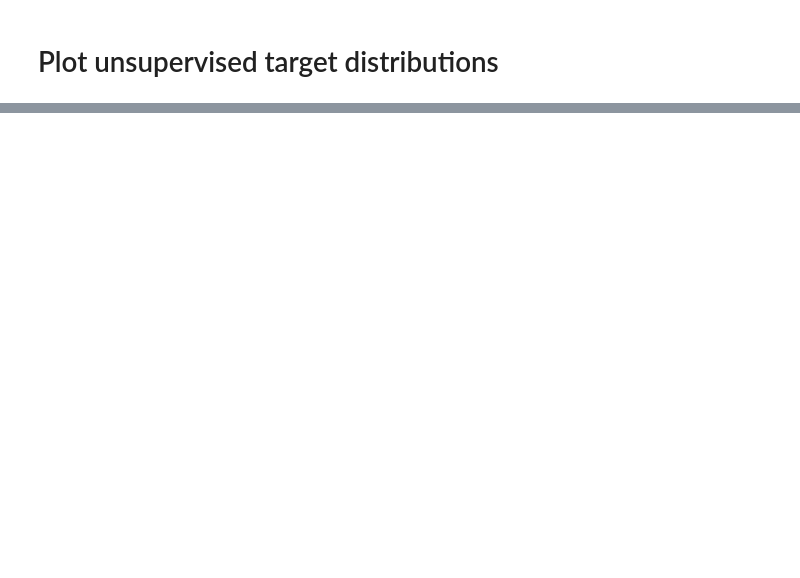
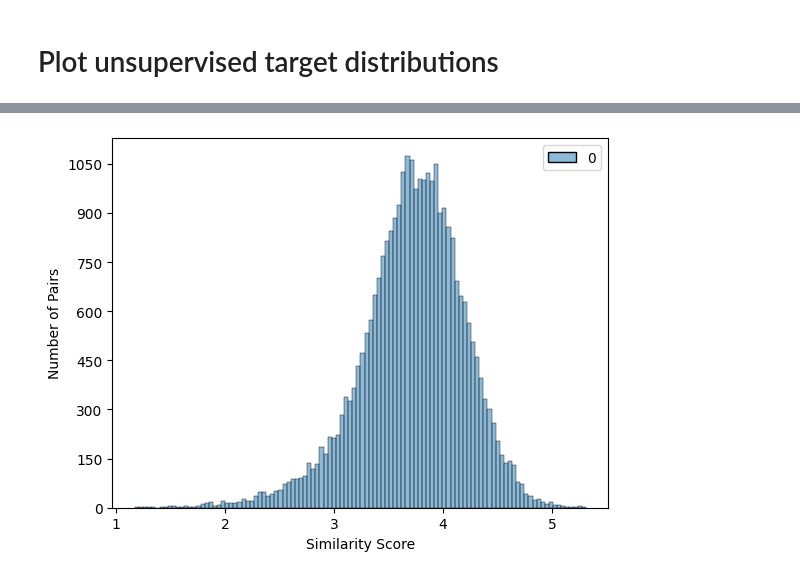
Before and after one commit to EdvardHolden/gnn-entailment-caption, a Jupyter notebook: notebooks/# Plot unsupervised target distributions.ipynb, the cells around one changed output, grey strips where cells are left out. Saved outputs shown, nothing was run; the diff lists cells and outputs as text; code cells hidden in the pictures; blank space fills up the shorter version.

```diff
--- a/notebooks/# Plot unsupervised target distributions.ipynb
+++ b/notebooks/# Plot unsupervised target distributions.ipynb
@@ -27,0 +70,4 @@ ax.xaxis.set_major_locator(MaxNLocator(integer=True))
+# %%
+plot(np.log1p(data))
+# %% [output]
+[figure, added]
```
Also changed, not shown: parts of 16 cells of this notebook, 1 other file.
